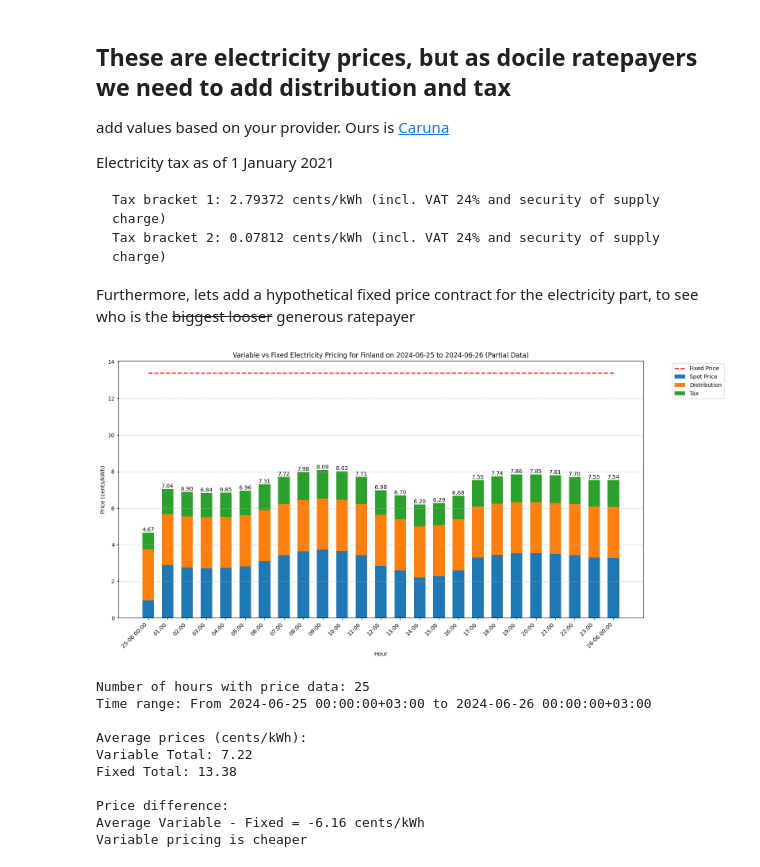
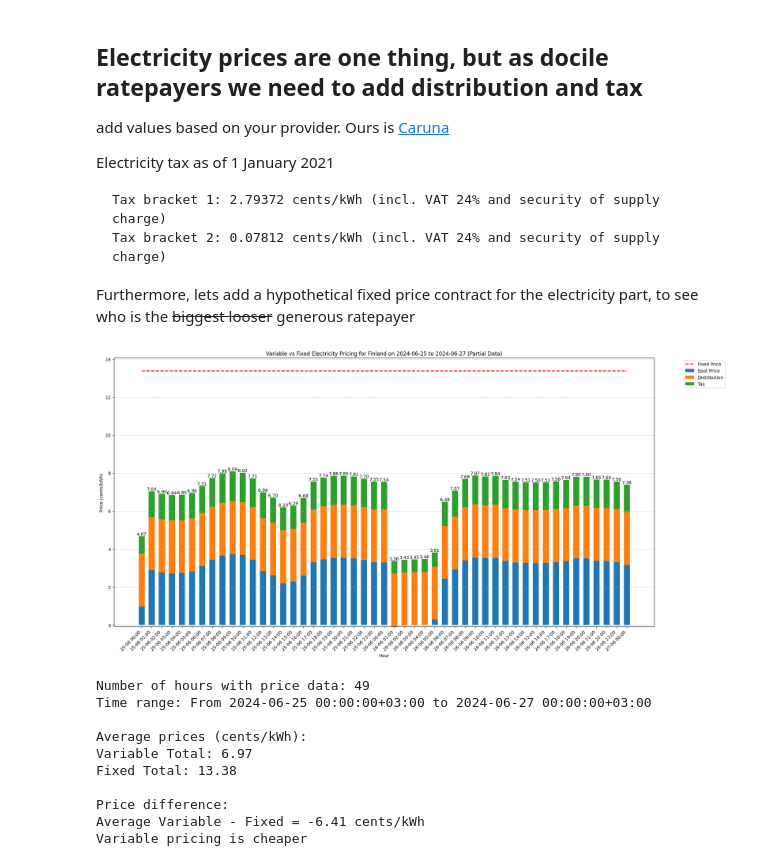
Before and after one commit to sherbie/spot-energy-calculators, a Jupyter notebook: spot_risk_assessment/entsoe_exploration.ipynb, the cells around one changed output. Saved outputs shown, nothing was run; the diff lists cells and outputs as text; code cells hidden in the pictures.

Commit message:
Fix daterange bug to try get 48 hours. Increase plot width, remove electricity-only chart

```diff
--- a/spot_risk_assessment/entsoe_exploration.ipynb
+++ b/spot_risk_assessment/entsoe_exploration.ipynb
@@ -18,9 +18,5 @@ now = datetime.now(helsinki_tz)
 
 # Set start to the beginning of the current day
 start = pd.Timestamp(now.replace(hour=0, minute=0, second=0, microsecond=0))
-
-# Set end to 24 hours after start
-end = start + pd.Timedelta(days=1)
-
-# Query the day-ahead prices
+end = start + pd.Timedelta(days=2)
 prices = client.query_day_ahead_prices(country_code="FI", start=start, end=end)
@@ -29,29 +22,0 @@ prices = client.query_day_ahead_prices(country_code="FI", start=start, end=end)
-# %%
-df = pd.DataFrame(prices, columns=['Price'])
-
-# Convert prices from EUR/MWh to cents/kWh
-df['Price'] = df['Price'] / 10  # Divide by 10 to convert EUR/MWh to cents/kWh
-
-df['Hour'] = df.index.strftime('%H:%M')
-
-plt.figure(figsize=(12, 6))
-plt.bar(df['Hour'], df['Price'], width=0.6)
-
-full_day = len(df) == 24
-title_date = start.date() if full_day else f"{start.date()} to {end.date()}"
-title_suffix = "" if full_day else " (Partial Data)"
-
-plt.title(f'Day-Ahead Prices for Finland on {title_date}{title_suffix}')
-plt.xlabel('Hour')
-plt.ylabel('Price (cents/kWh)')
-plt.xticks(rotation=45, ha='right')
-plt.grid(axis='y', linestyle='--', alpha=0.7)
-
-for i, price in enumerate(df['Price']):
-    plt.text(i, price, f'{price:.2f}', ha='center', va='bottom')
-
-plt.tight_layout()
-plt.show()
-
-print(f"Number of hours with price data: {len(df)}")
-print(f"Time range: From {df.index.min()} to {df.index.max()}")
@@ -62,5 +23,5 @@ Time range: From 2024-06-25 00:00:00+03:00 to 2024-06-26 00:00:00+03:00
 # %% [markdown]
-## These are electricity prices, but as docile ratepayers we need to add distribution and tax
+## Electricity prices are one thing, but as docile ratepayers we need to add distribution and tax
 
 add values based on your provider. Ours is [Caruna](https://caruna.fi/en/products-and-services/home-and-real-estate/electricity-distribution-prices)
 
@@ -96,54 +57,53 @@ fixed_total = calculate_total_price(fixed_price)
 df['Fixed Total'] = fixed_total
 
 # Create custom x-axis labels to avoid the 00:00 overwriting on the plot later
-df['Hour'] = df.index.strftime('%H:%M')
+df['Hour'] = df.index.strftime('%d-%m %H:%M')
 df.loc[df['Hour'] == '00:00', 'Hour'] = df.index[df['Hour'] == '00:00'].strftime('%d-%m %H:%M')
 
-fig, ax1 = plt.subplots(figsize=(16, 8))  # Increased figure width to accommodate legend
+fig, ax1 = plt.subplots(figsize=(20, 10))  # Increased figure width to accommodate legend
 ax1.bar(range(len(df)), df['Spot Price'], label='Spot Price', width=0.6)
 ax1.bar(range(len(df)), df['Distribution'], bottom=df['Spot Price'], label='Distribution', width=0.6)
 ax1.bar(range(len(df)), df['Tax'], bottom=df['Pre-tax Total'], label='Tax', width=0.6)
 ax1.plot(range(len(df)), df['Fixed Total'], label='Fixed Price', linestyle='--', color='red', linewidth=2)
 
 full_day = len(df) == 24
 title_date = df.index[0].date() if full_day else f"{df.index[0].date()} to {df.index[-1].date()}"
 title_suffix = "" if full_day else " (Partial Data)"
 ax1.set_title(f'Variable vs Fixed Electricity Pricing for Finland on {title_date}{title_suffix}')
 ax1.set_xlabel('Hour')
 ax1.set_ylabel('Price (cents/kWh)')
 ax1.set_xticks(range(len(df)))
 ax1.set_xticklabels(df['Hour'], rotation=45, ha='right')
 ax1.grid(axis='y', linestyle='--', alpha=0.7)
 
-# Move legend outside the plot to avoid masking data
 ax1.legend(bbox_to_anchor=(1.05, 1), loc='upper left')
 
 for i, total_price in enumerate(df['Variable Total']):
     ax1.text(i, total_price, f'{total_price:.2f}', ha='center', va='bottom')
 
 plt.tight_layout()
 plt.show()
 
 print(f"Number of hours with price data: {len(df)}")
 print(f"Time range: From {df.index.min()} to {df.index.max()}")
 print(f"\nAverage prices (cents/kWh):")
 print(f"Variable Total: {df['Variable Total'].mean():.2f}")
 print(f"Fixed Total: {fixed_total:.2f}")
 print(f"\nPrice difference:")
 difference = df['Variable Total'].mean() - fixed_total
 print(f"Average Variable - Fixed = {difference:.2f} cents/kWh")
 print(f"{'Variable pricing is cheaper' if difference < 0 else 'Fixed pricing is cheaper'}")
 # %% [output]
-[figure, old version]
+[figure, new version]
-Number of hours with price data: 25
-Time range: From 2024-06-25 00:00:00+03:00 to 2024-06-26 00:00:00+03:00
+Number of hours with price data: 49
+Time range: From 2024-06-25 00:00:00+03:00 to 2024-06-27 00:00:00+03:00
 
 Average prices (cents/kWh):
-Variable Total: 7.22
+Variable Total: 6.97
 Fixed Total: 13.38
 
 Price difference:
-Average Variable - Fixed = -6.16 cents/kWh
+Average Variable - Fixed = -6.41 cents/kWh
 Variable pricing is cheaper
 # %%
 df
```
Also changed, not shown: parts of 4 cells of this notebook.
